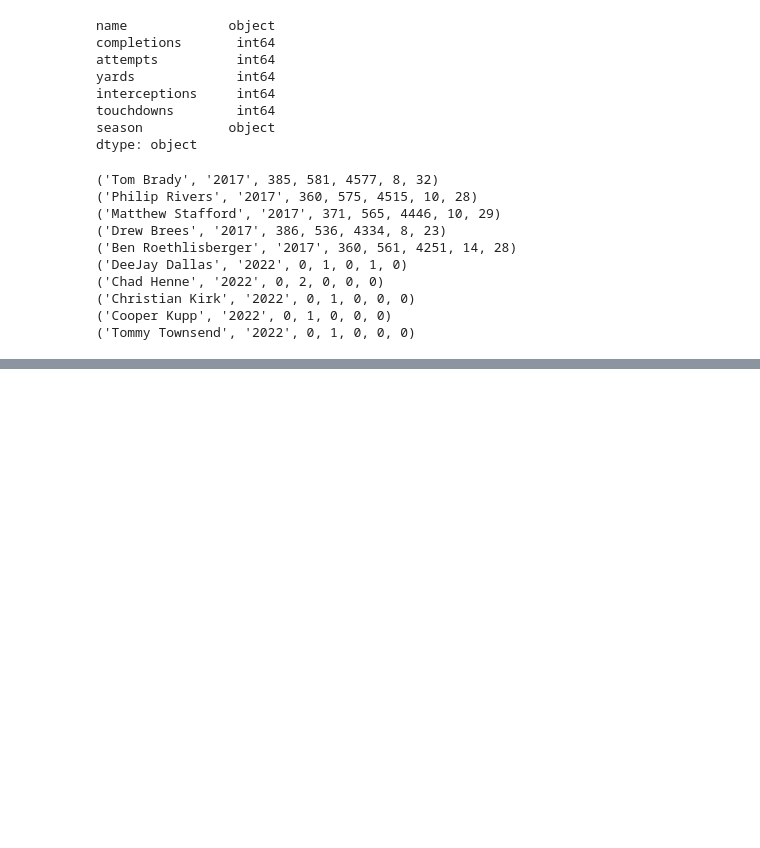
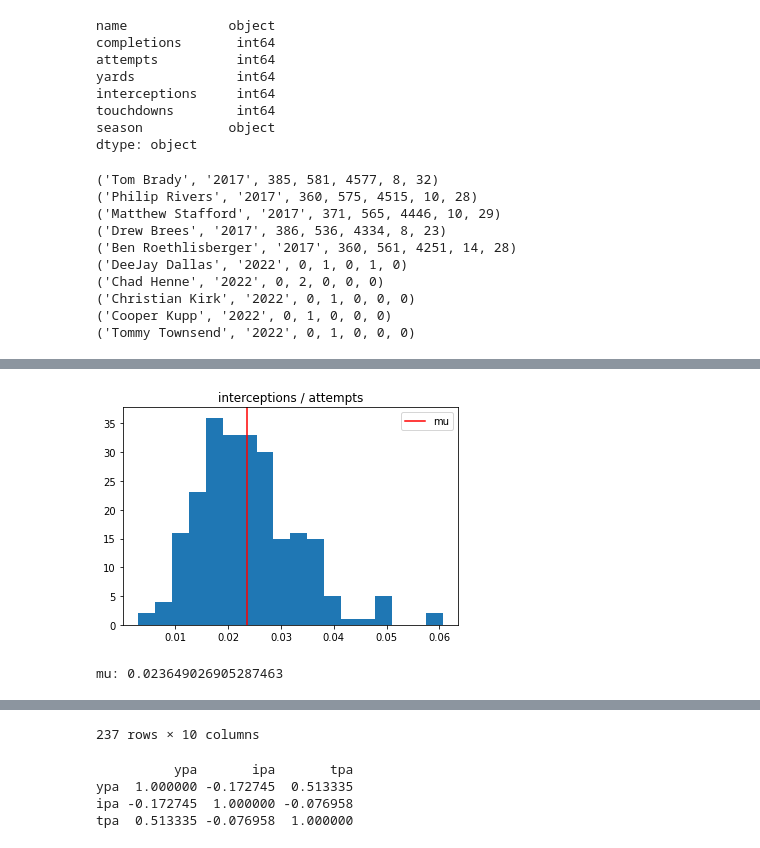
Before and after one commit to dpasse/monte, a Jupyter notebook: workspace/nfl/scrap-qb-data.ipynb, the cells around one changed output, grey strips where cells are left out. Cells and saved outputs as stored; diff of their text form; code cells hidden in the pictures; blank space fills up the shorter version.

```diff
--- a/workspace/nfl/scrap-qb-data.ipynb
+++ b/workspace/nfl/scrap-qb-data.ipynb
@@ -183,0 +255,11 @@ with sqlite3.connect('../../data/nfl/quarterbacks.sqlite3') as conn:
+# %%
+### interceptions / attempts
+plt.title('interceptions / attempts')
+
+show(
+    subset_quarterbacks,
+    'ipa'
+)
+# %% [output]
+[figure, added]
+mu: 0.023649026905287463
@@ -183,0 +278,9 @@ with sqlite3.connect('../../data/nfl/quarterbacks.sqlite3') as conn:
+237 rows × 10 columns
+# %%
+### ypa / tpa ~ "somewhat" correlated
+print(quarterbacks[['ypa', 'ipa', 'tpa']].corr())
+# %% [output]
+          ypa       ipa       tpa
+ypa  1.000000 -0.172745  0.513335
+ipa -0.172745  1.000000 -0.076958
+tpa  0.513335 -0.076958  1.000000
```
Also changed, not shown: parts of 7 cells of this notebook, 1 other file.
